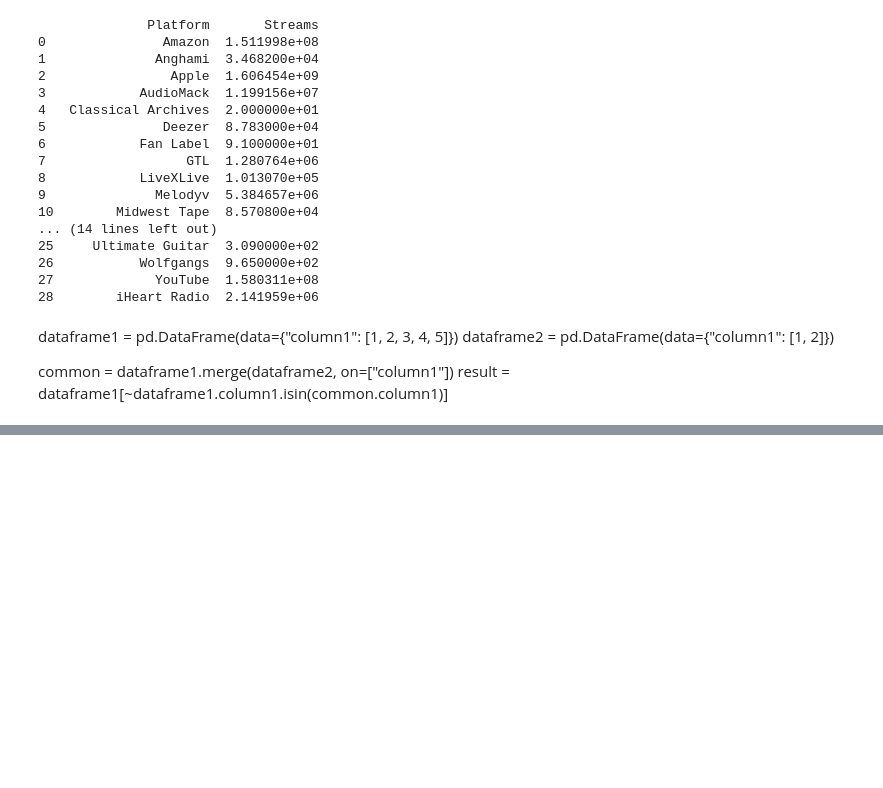
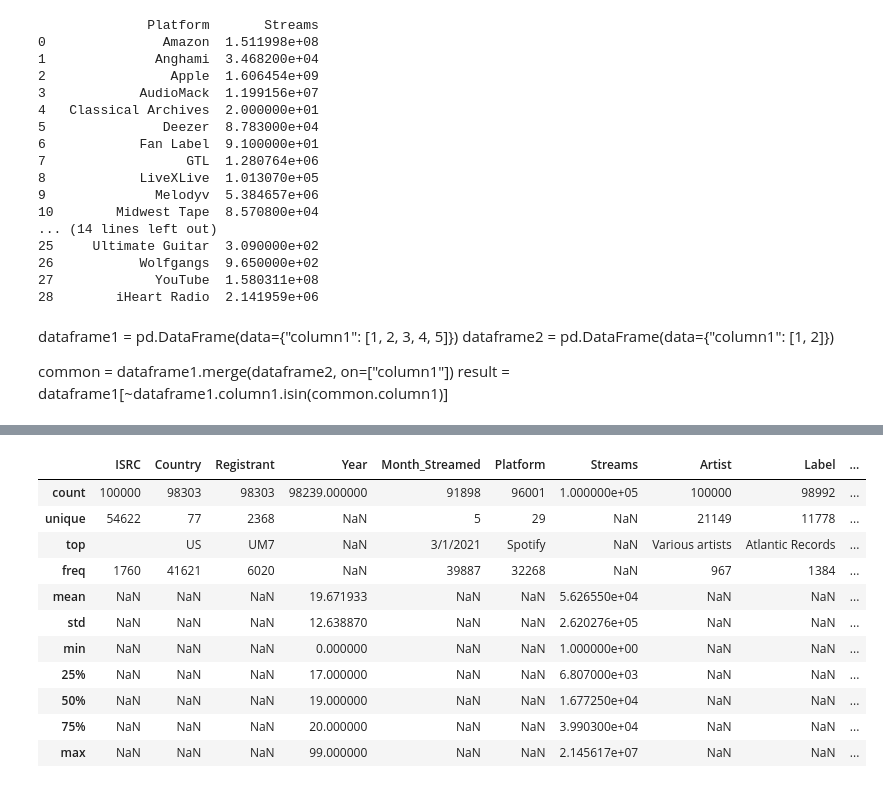
Before and after one commit to NSS-Data-Analytics-Cohort-6/mlc-project-count-dracula, a Jupyter notebook: notebooks/MLC_Phil.ipynb, the cells around one changed output, grey strips where cells are left out. Cells and saved outputs as stored; diff of their text form; code cells hidden in the pictures; blank space fills up the shorter version.

```diff
--- a/notebooks/MLC_Phil.ipynb
+++ b/notebooks/MLC_Phil.ipynb
@@ -370,0 +402,15 @@ plt.show()
+# %%
+music_df.describe(include='all')
+# %% [output]
+|  | ISRC | Country | Registrant | Year | Month_Streamed | Platform | Streams | Artist | Label | ... |
+| count | 100000 | 98303 | 98303 | 98239.000000 | 91898 | 96001 | 1.000000e+05 | 100000 | 98992 | ... |
+| unique | 54622 | 77 | 2368 | NaN | 5 | 29 | NaN | 21149 | 11778 | ... |
+| top |  | US | UM7 | NaN | 3/1/2021 | Spotify | NaN | Various artists | Atlantic Records | ... |
+| freq | 1760 | 41621 | 6020 | NaN | 39887 | 32268 | NaN | 967 | 1384 | ... |
+| mean | NaN | NaN | NaN | 19.671933 | NaN | NaN | 5.626550e+04 | NaN | NaN | ... |
+| std | NaN | NaN | NaN | 12.638870 | NaN | NaN | 2.620276e+05 | NaN | NaN | ... |
+| min | NaN | NaN | NaN | 0.000000 | NaN | NaN | 1.000000e+00 | NaN | NaN | ... |
+| 25% | NaN | NaN | NaN | 17.000000 | NaN | NaN | 6.807000e+03 | NaN | NaN | ... |
+| 50% | NaN | NaN | NaN | 19.000000 | NaN | NaN | 1.677250e+04 | NaN | NaN | ... |
+| 75% | NaN | NaN | NaN | 20.000000 | NaN | NaN | 3.990300e+04 | NaN | NaN | ... |
+| max | NaN | NaN | NaN | 99.000000 | NaN | NaN | 2.145617e+07 | NaN | NaN | ... |
```
Also changed, not shown: parts of 19 cells of this notebook.
